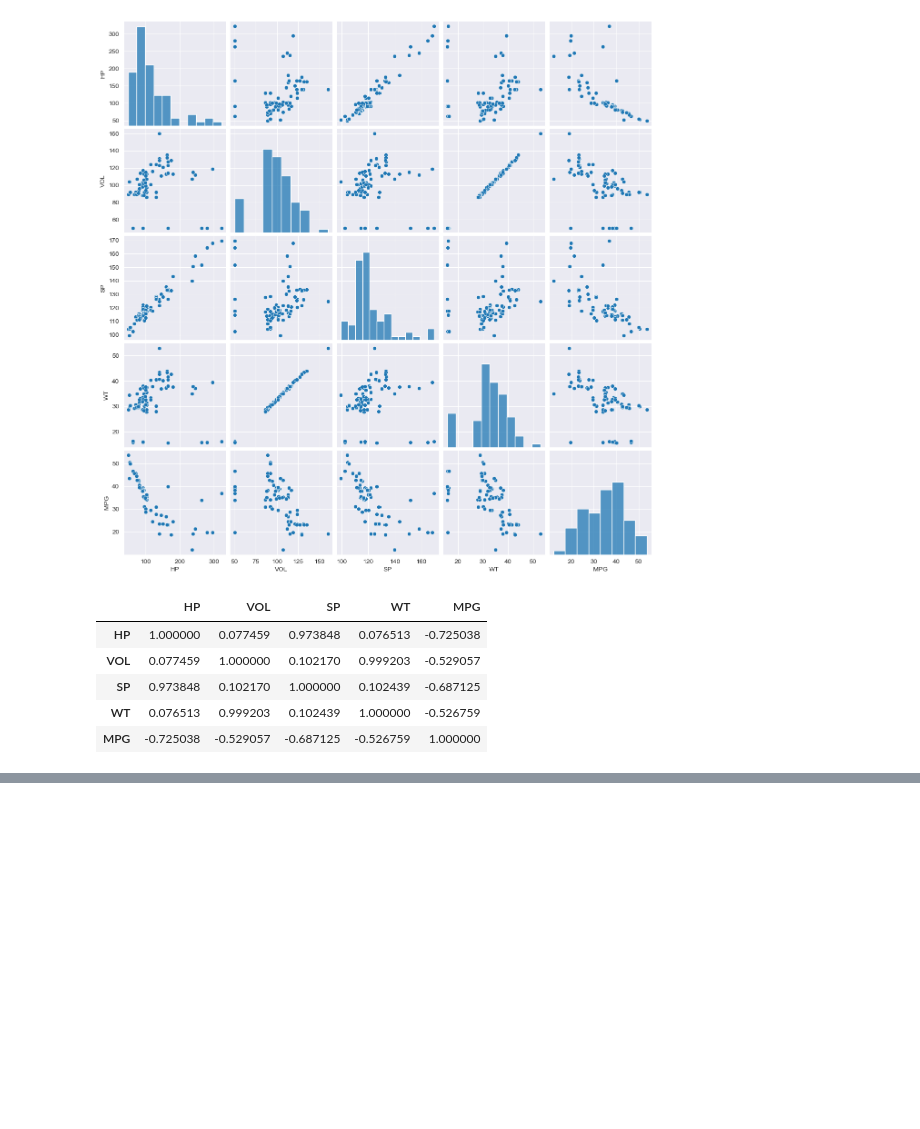
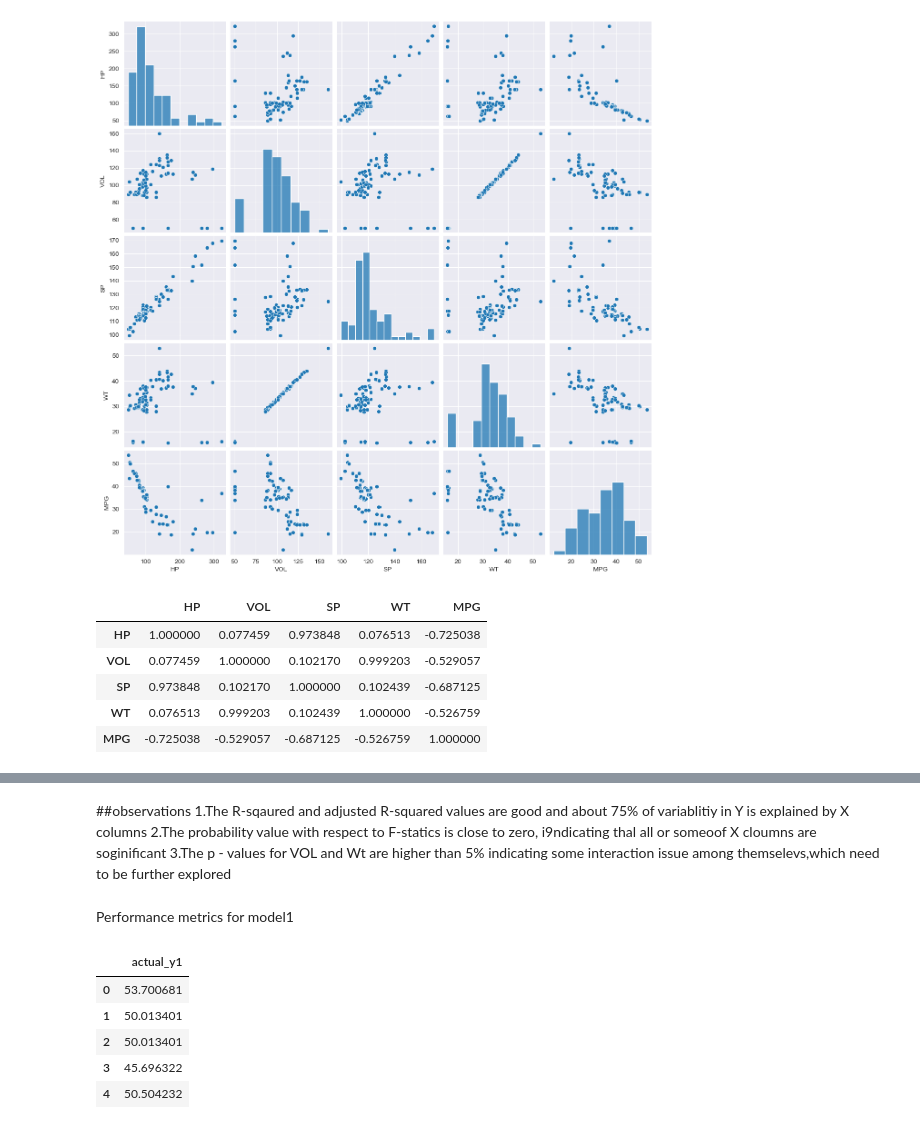
Before and after one commit to himapriya17/himapriya-17, a Jupyter notebook: multiple_linear_regression.ipynb, the cells around one changed output, grey strips where cells are left out. Drawn from its saved outputs; the diff is of its cells as text; code cells hidden in the pictures; blank space fills up the shorter version.

```diff
--- a/multiple_linear_regression.ipynb
+++ b/multiple_linear_regression.ipynb
@@ -177,0 +214,20 @@ cars.corr()
+# %% [markdown]
+##observations
+1.The R-sqaured and adjusted R-squared values are good and about 75% of variablitiy in Y is explained by X columns
+2.The probability value with respect to F-statics is close to zero, i9ndicating thal all or someoof X cloumns are soginificant
+3.The p - values for VOL and Wt are higher than 5% indicating some interaction issue among themselevs,which need to be further explored
+# %% [markdown]
+Performance metrics for model1
+# %%
+#find the perfromNCE METRICS
+#create a data frame with acutal y and predicted y columns
+df1 = pd.DataFrame()
+df1["actual_y1"] = cars["MPG"]
+df1.head()
+# %% [output]
+|  | actual_y1 |
+| 0 | 53.700681 |
+| 1 | 50.013401 |
+| 2 | 50.013401 |
+| 3 | 45.696322 |
+| 4 | 50.504232 |
```
Also changed, not shown: parts of 5 cells of this notebook.
